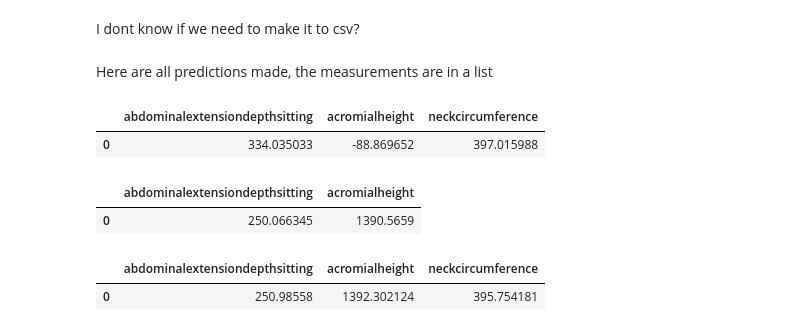
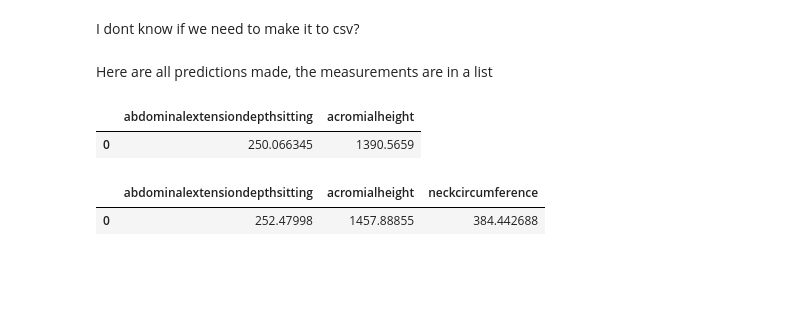
Before and after one commit to jobindjohn/anthromass, a Jupyter notebook: anthropmass/nbs/200_anthropometry.ipynb, the cells around one changed output. Drawn from its saved outputs; the diff is of its cells as text; code cells hidden in the pictures; blank space fills up the shorter version.

```diff
--- a/anthropmass/nbs/200_anthropometry.ipynb
+++ b/anthropmass/nbs/200_anthropometry.ipynb
@@ -69,18 +69,13 @@ def make_predictions(kindofmodel:str, measurements:list, w, h, g):
         pred = predict_from_model(kindofmodel, m, w, h, g)
         add_to_df(output, m, pred)
     return output
-# %%
-make_predictions('bambi_ml_gc',['abdominalextensiondepthsitting','acromialheight','neckcircumference'], 80, 1700, 1)
-# %% [output]
-|  | abdominalextensiondepthsitting | acromialheight | neckcircumference |
-| 0 | 334.035033 | -88.869652 | 397.015988 |
 # %%
 make_predictions('bambi',['abdominalextensiondepthsitting','acromialheight'], 80, 1700, 1)
 # %% [output]
 |  | abdominalextensiondepthsitting | acromialheight |
 | 0 | 250.066345 | 1390.5659 |
 # %%
-make_predictions('xgboost',['abdominalextensiondepthsitting','acromialheight','neckcircumference'], 80, 1700, 1)
+make_predictions('xgboost',['abdominalextensiondepthsitting','acromialheight','neckcircumference'], 81.5, 1776, 1)
 # %% [output]
 |  | abdominalextensiondepthsitting | acromialheight | neckcircumference |
-| 0 | 250.98558 | 1392.302124 | 395.754181 |
+| 0 | 252.47998 | 1457.88855 | 384.442688 |
```
Also changed, not shown: parts of 5 cells of this notebook, 5 other files.
